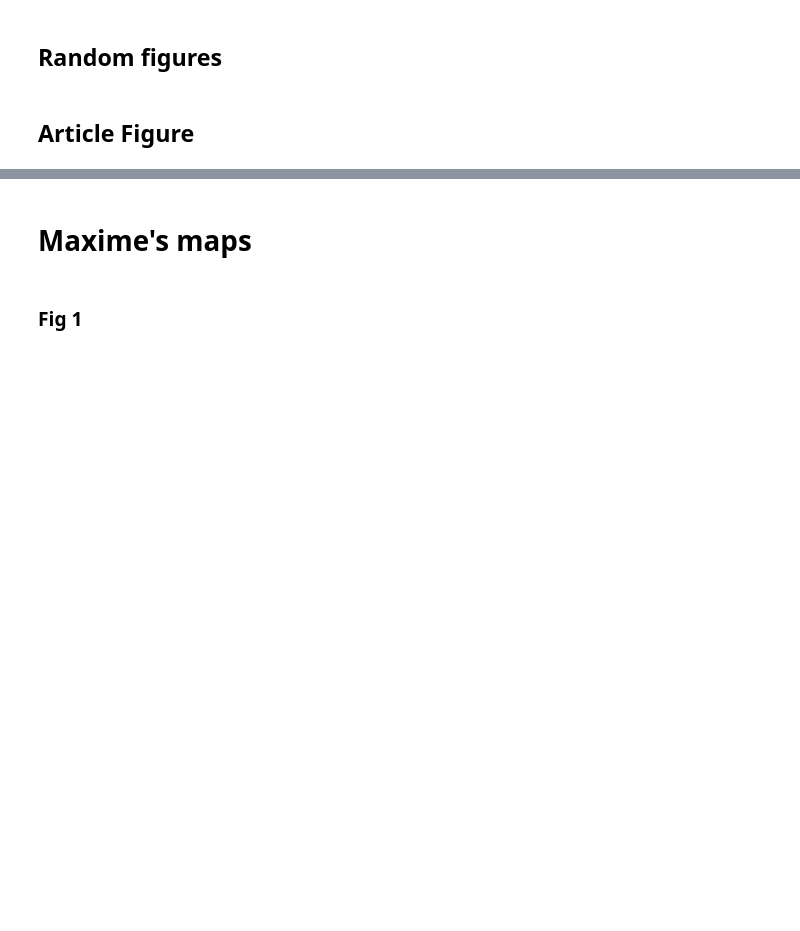
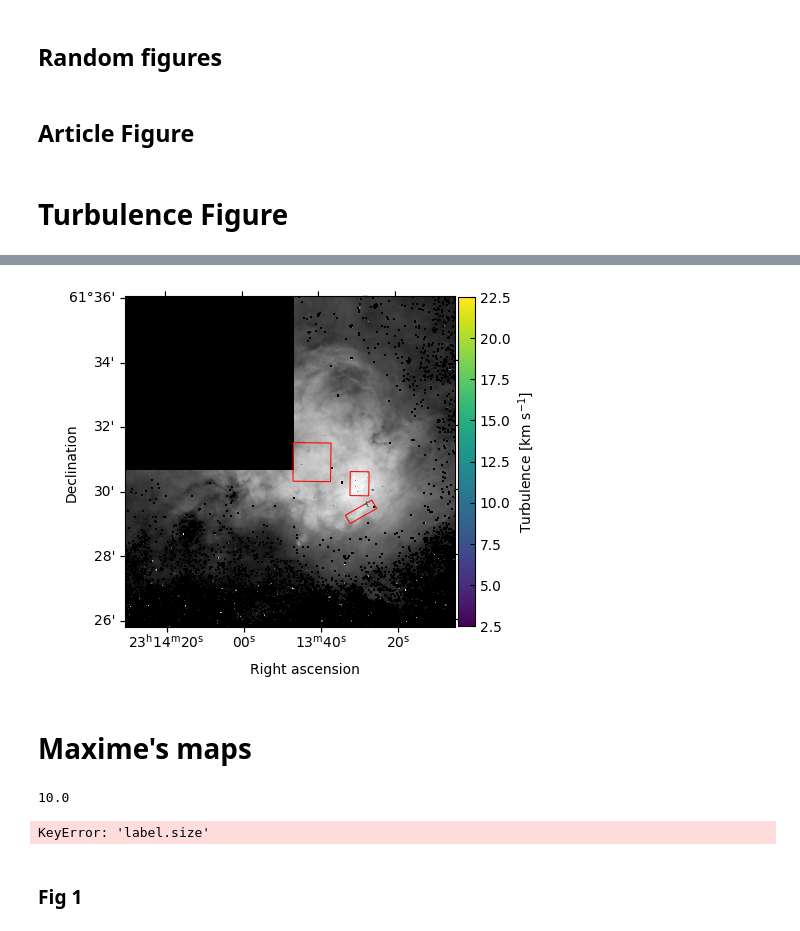
Before and after one commit to mamar828/Stage, a Jupyter notebook: applications/sh158/article.ipynb, the cells around one changed output, grey strips where cells are left out. Saved outputs shown, nothing was run; the diff lists cells and outputs as text; code cells hidden in the pictures; blank space fills up the shorter version.

Commit message:
Turbulence figure for article

```diff
--- a/applications/sh158/article.ipynb
+++ b/applications/sh158/article.ipynb
@@ -311,3 +311,75 @@ multifig = gl.MultiFigure.from_grid(figs_array.flatten().tolist(), (4,3), (12,12
 multifig.y_label = "Count [pixels]"
 
 multifig.save("figures/sh158/histograms/hist_fit_lognormal_article.pdf")
+# %% [markdown]
+# Turbulence Figure
+# %%
+import matplotlib.pyplot as plt
+import matplotlib as mpl
+import pyregion
+from matplotlib.transforms import ScaledTranslation
+from astropy.io import fits
+from astropy.visualization.mpl_normalize import ImageNormalize
+from astropy.visualization import LinearStretch, LogStretch, SqrtStretch
+from src.hdu.maps.map import Map
+from astropy.wcs import WCS
+from string import ascii_lowercase
+
+background = Map.load("data/sh158_article/6563_flux_crop_nan_qgh_background.fits")
+
+def format(ax):
+    cmap = mpl.colormaps.get_cmap("gray")
+    cmap.set_bad(color="k", alpha=1)
+    ax.imshow(
+        background.data,
+        norm=ImageNormalize(background.data, stretch=LogStretch(1000), vmin=float(4.9e-17), vmax=float(5e-14)),
+        cmap=cmap
+    )
+    ax.set_xlabel(" ")
+    ax.set_ylabel(" ")
+
+map_ = Map.load("summer_2023/gaussian_fitting/maps/computed_data_selective/turbulence.fits").get_reprojection_on(
+                                                                                                            background)
+
+fig = plt.figure(figsize=(5,5))
+plt.tight_layout()
+
+ax = fig.add_subplot(1, 1, 1, projection=WCS(map_.header))
+format(ax)
+imshow = ax.imshow(map_.data,
+    origin="lower",
+    cmap="viridis",
+    norm=ImageNormalize(map_.data, stretch=LinearStretch(1, 0), vmin=2.5, vmax=22.5),
+)
+colorbar = fig.colorbar(imshow, fraction=0.047, pad=0.01)
+colorbar.ax.tick_params(axis="both", direction="in")
+colorbar.set_label(r"Turbulence [km s$^{-1}$]")
+
+regions = [
+    pyregion.open("summer_2023/gaussian_fitting/regions/region_1.reg").as_imagecoord(header=background.header),
+    pyregion.open("summer_2023/gaussian_fitting/regions/region_2.reg").as_imagecoord(header=background.header),
+    pyregion.open("summer_2023/gaussian_fitting/regions/region_3.reg").as_imagecoord(header=background.header)
+]
+
+# The following function allows for the modification of the regions' color
+def fixed_color(shape, saved_attrs):
+    attr_list, attr_dict = saved_attrs
+    attr_dict["color"] = "red"
+    attr_dict["linewidth"] = 1000
+    kwargs = pyregion.mpl_helper.properties_func_default(shape, (attr_list, attr_dict))
+    return kwargs
+
+patch_and_artist_list = [region.get_mpl_patches_texts(fixed_color) for region in regions]
+# The regions are placed on the map
+for region in patch_and_artist_list:
+    for patch in region[0]:
+        patch.set_linewidth(0.75)
+        ax.add_patch(patch)
+    for artist in region[1]:
+        ax.add_artist(artist)
+
+fig.text(0.4, 0.05, "Right ascension")
+fig.text(0.03, 0.4, "Declination", rotation=90,)
+plt.subplots_adjust(top=0.95, bottom=0.0, left=0.15, right=0.85, hspace=-0.78, wspace=0.45)
+plt.savefig("figures/sh158/turbulence.pdf", dpi=900, bbox_inches="tight")
+# %% [output]
@@ -314,3 +403,4 @@ multifig.save("figures/sh158/histograms/hist_fit_lognormal_article.pdf")
+[figure, added]
 # %% [markdown]
 # Maxime's maps
 # %%
@@ -323,10 +413,6 @@ from astropy.visualization import LinearStretch, LogStretch, SqrtStretch
 from src.hdu.maps.map import Map
 from astropy.wcs import WCS
 from string import ascii_lowercase
-
-# plt.rcParams["font.family"] = "serif"
-# plt.rcParams["font.serif"] = "Computer Modern Roman"
-# plt.rcParams["text.usetex"] = True
 
 background = Map.load("data/sh158_article/6563_flux_crop_nan_qgh_background.fits")
 
@@ -341,6 +427,9 @@ def format(ax):
     ax.set_xlabel(" ")
     ax.set_ylabel(" ")
     # ax.tick_params(axis="both", direction="in", color="white")
+# %% [output]
+10.0
+KeyError: 'label.size'
 # %% [markdown]
 ### Fig 1
 # %%
```
Also changed, not shown: parts of 1 cell of this notebook.
